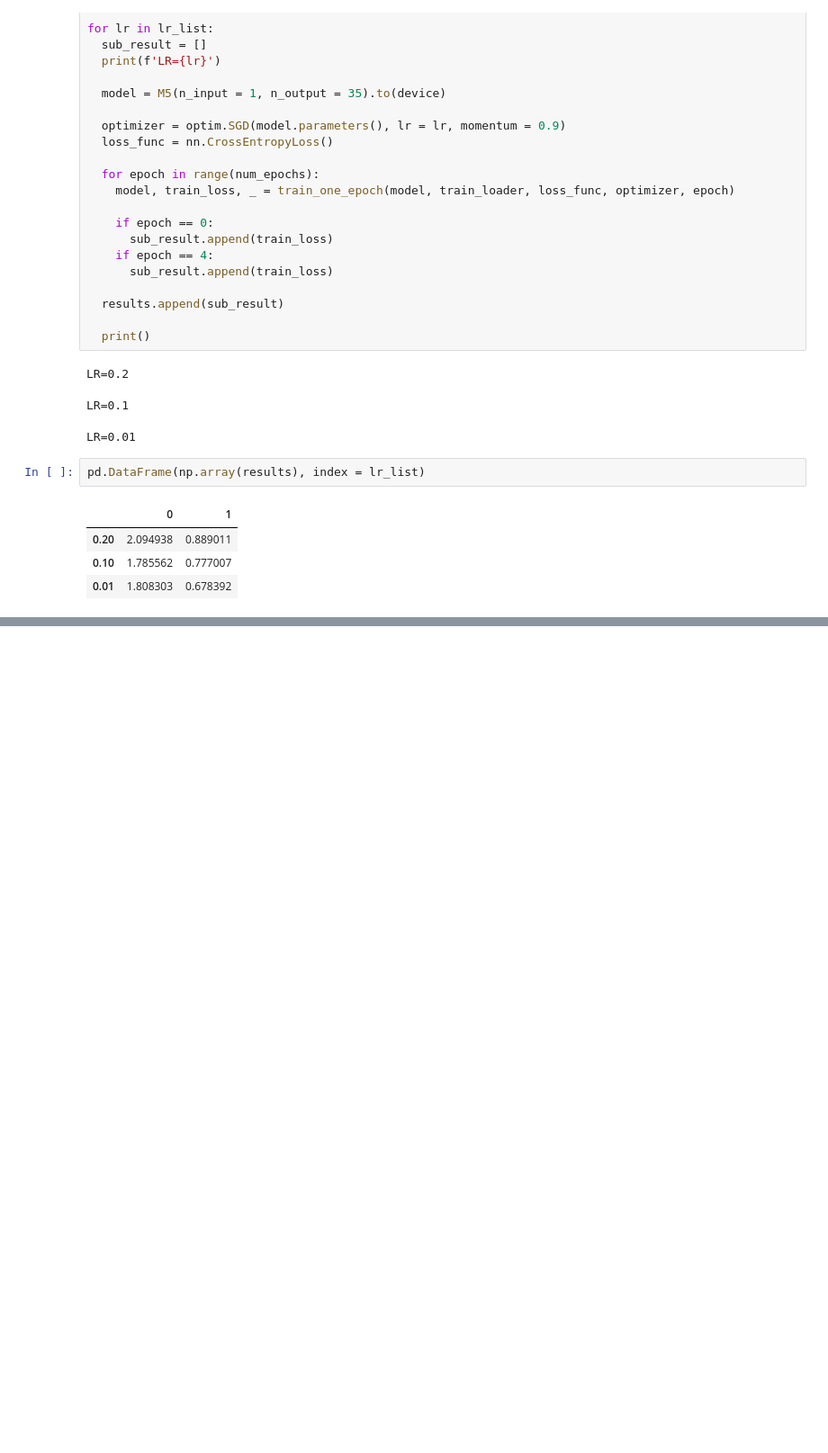
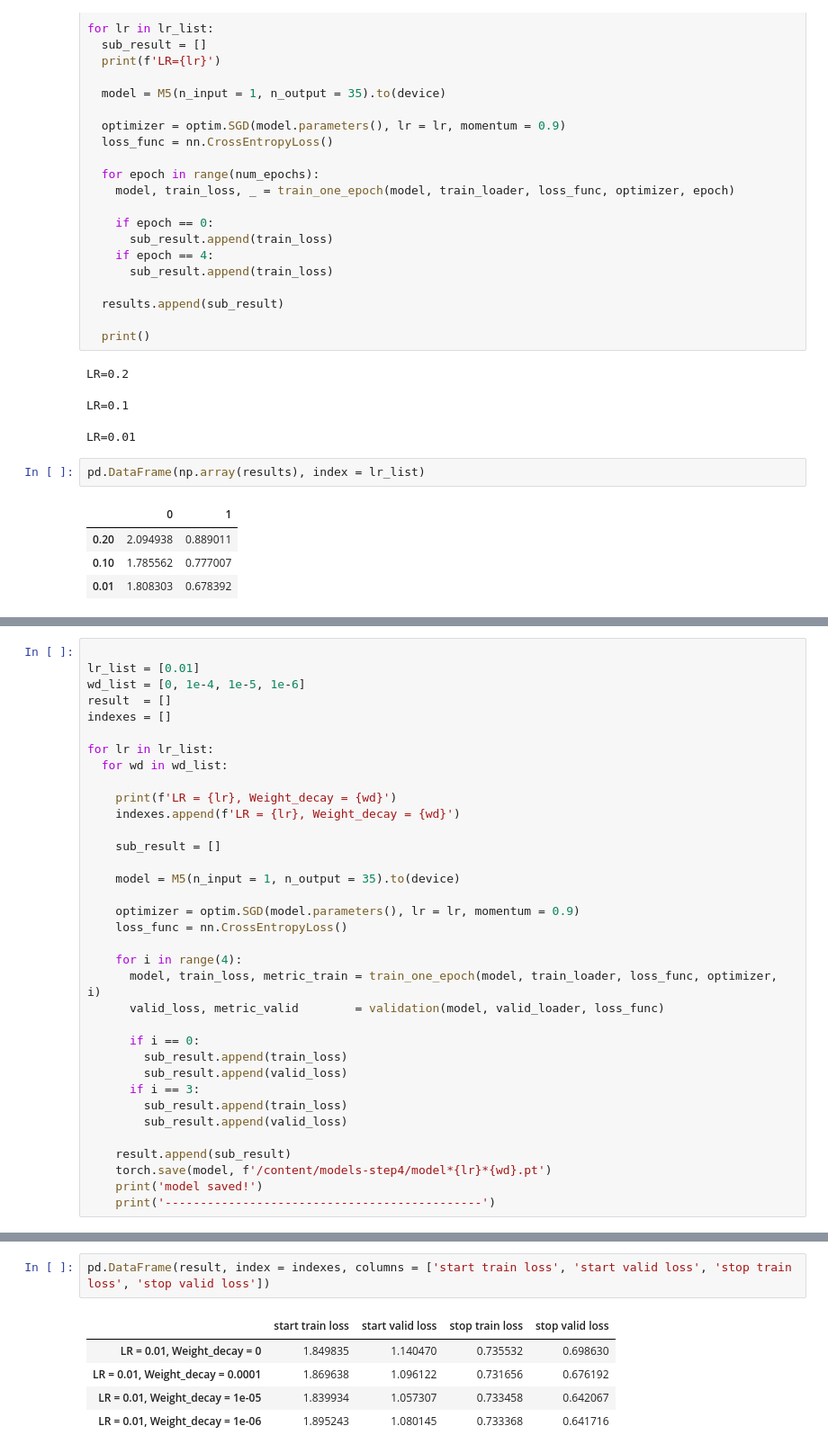
Before and after one commit to ahmadrezabaqerzade/Speech-Command-Classification, a Jupyter notebook: AudioClassification.ipynb, the cells around one changed output, grey strips where cells are left out. Shown at 90% size. Drawn from its saved outputs; the diff is of its cells as text; blank space fills up the shorter version.

Commit message:
complete step4

```diff
--- a/AudioClassification.ipynb
+++ b/AudioClassification.ipynb
@@ -579,0 +582,35 @@ pd.DataFrame(np.array(results), index = lr_list)
+# %%
+
+lr_list = [0.01]
+wd_list = [0, 1e-4, 1e-5, 1e-6]
+result  = []
+indexes = []
+
+for lr in lr_list:
+  for wd in wd_list:
+
+    print(f'LR = {lr}, Weight_decay = {wd}')
+    indexes.append(f'LR = {lr}, Weight_decay = {wd}')
+
+    sub_result = []
+
+    model = M5(n_input = 1, n_output = 35).to(device)
+
+    optimizer = optim.SGD(model.parameters(), lr = lr, momentum = 0.9)
+    loss_func = nn.CrossEntropyLoss()
+
+    for i in range(4):
+      model, train_loss, metric_train = train_one_epoch(model, train_loader, loss_func, optimizer, i)
+      valid_loss, metric_valid        = validation(model, valid_loader, loss_func)
+
+      if i == 0:
+        sub_result.append(train_loss)
+        sub_result.append(valid_loss)
+      if i == 3:
+        sub_result.append(train_loss)
+        sub_result.append(valid_loss)
+
+    result.append(sub_result)
+    torch.save(model, f'/content/models-step4/model*{lr}*{wd}.pt')
+    print('model saved!')
+    print('---------------------------------------------')
@@ -579,0 +639,8 @@ pd.DataFrame(np.array(results), index = lr_list)
+# %%
+pd.DataFrame(result, index = indexes, columns = ['start train loss', 'start valid loss', 'stop train loss', 'stop valid loss'])
+# %% [output]
+|  | start train loss | start valid loss | stop train loss | stop valid loss |
+| LR = 0.01, Weight_decay = 0 | 1.849835 | 1.140470 | 0.735532 | 0.698630 |
+| LR = 0.01, Weight_decay = 0.0001 | 1.869638 | 1.096122 | 0.731656 | 0.676192 |
+| LR = 0.01, Weight_decay = 1e-05 | 1.839934 | 1.057307 | 0.733458 | 0.642067 |
+| LR = 0.01, Weight_decay = 1e-06 | 1.895243 | 1.080145 | 0.733368 | 0.641716 |
```
Also changed, not shown: parts of 6 cells of this notebook.
